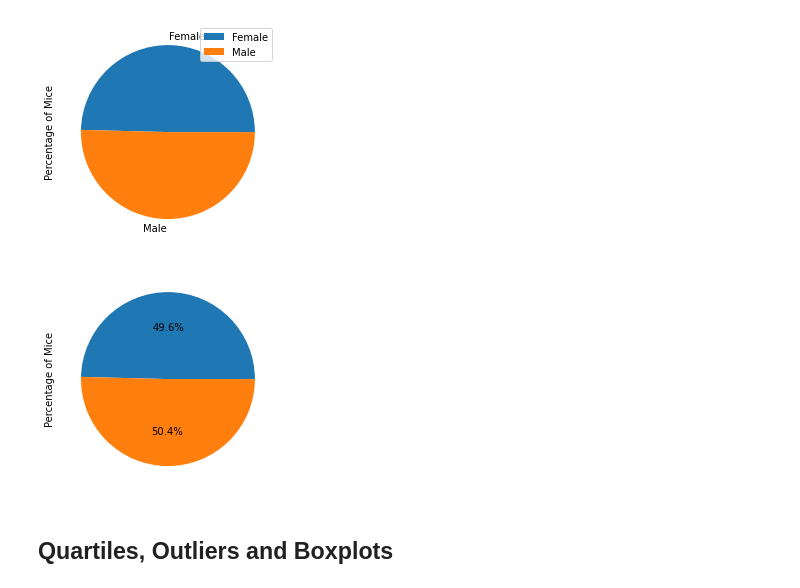
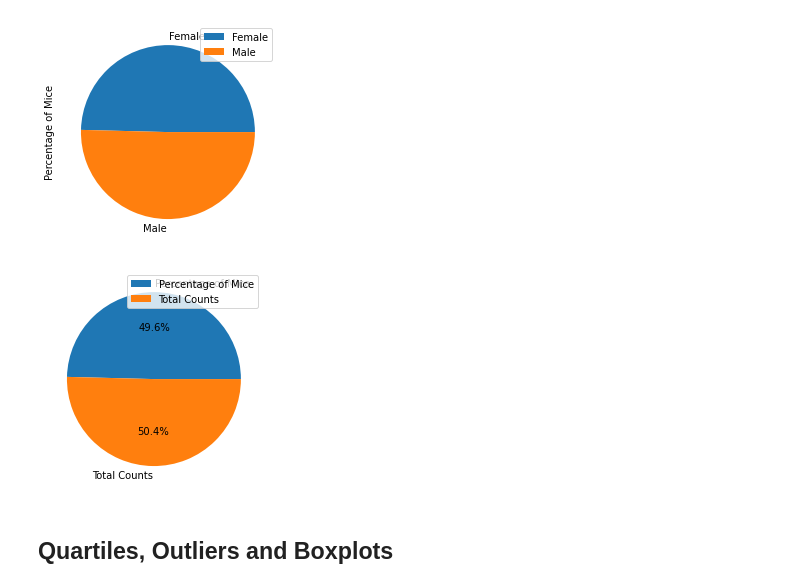
Before and after one commit to MichFig/Matplotlib, a Jupyter notebook: Pymaceuticals/pymaceuticals.ipynb, the cells around one changed output. Saved outputs shown, nothing was run; the diff lists cells and outputs as text; code cells hidden in the pictures.

```diff
--- a/Pymaceuticals/pymaceuticals.ipynb
+++ b/Pymaceuticals/pymaceuticals.ipynb
@@ -183,12 +183,12 @@ plt.show()
 # %%
 # Generate a pie plot showing the distribution of female versus male mice using pyplot
 # Generate a pie plot showing the distribution of female versus male mice using pyplot
-plt.pie(genders, autopct="%1.1f%%")
-plt.ylabel("Percentage of Mice")
 
+plt.pie(genders, labels=genderdf, autopct="%1.1f%%")
+plt.legend()
 plt.show()
 # %% [output]
-[figure, old version]
+[figure, new version]
 # %% [markdown]
 ## Quartiles, Outliers and Boxplots
 # %%
```
Also changed, not shown: parts of 1 cell of this notebook.
